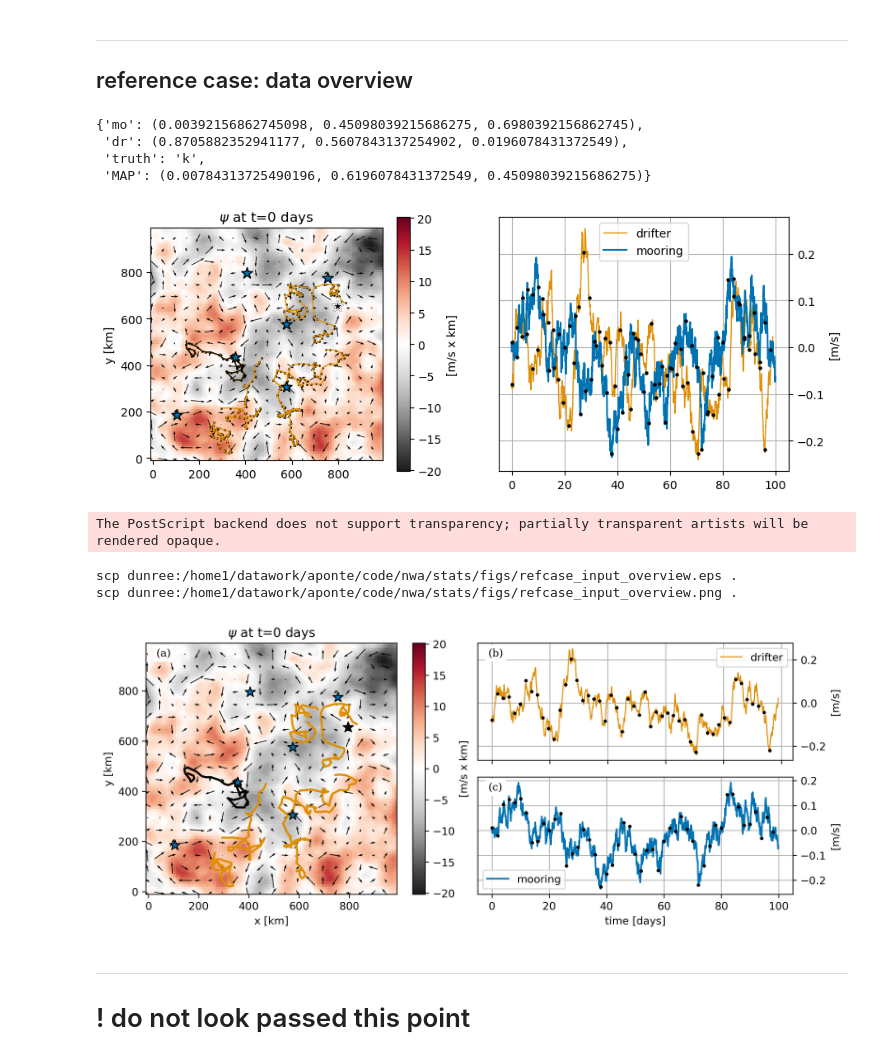
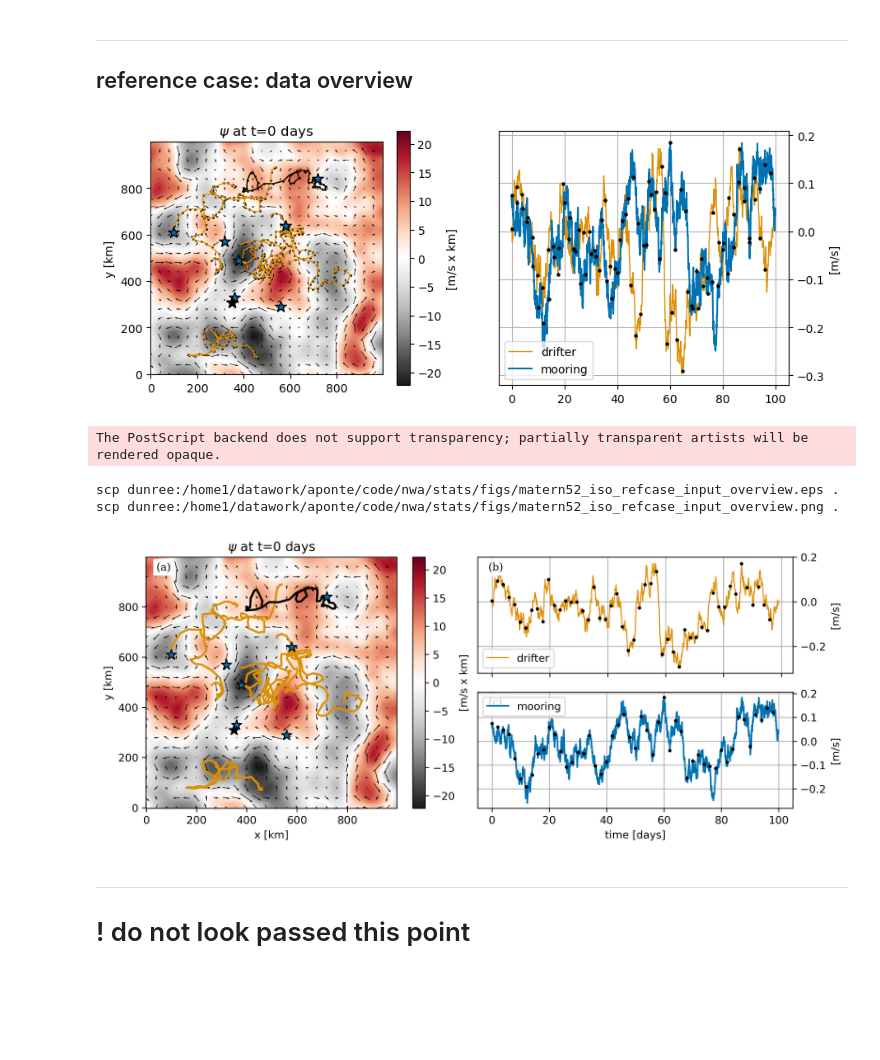
Before and after one commit to ahmaddroobi99/nwa, a Jupyter notebook: stats/drifter_3D_inference.ipynb, the cells around one changed output. Cells and saved outputs as stored; diff of their text form; code cells hidden in the pictures; blank space fills up the shorter version.

```diff
--- a/stats/drifter_3D_inference.ipynb
+++ b/stats/drifter_3D_inference.ipynb
@@ -60,21 +62,24 @@ emcee = False
 Nxy = 8
 # %%
 # load drifters data
-dsd = xr.open_dataset(os.path.join(data_dir, f"3D_{case}_drifters_selection.nc"))
+dsd = xr.open_dataset(os.path.join(run_dir, f"drifters_selection.nc"))
+dsd["time"] = dsd["time"]/pd.Timedelta("1D")
+
 dsd_full = (xr
-    .open_dataset(os.path.join(data_dir, f"3D_{case}_drifters.nc"))
+    .open_zarr(os.path.join(run_dir, f"drifters.zarr"))
     .rename(lon="x", lat="y")
     .drop_vars("z")
 )
-_t = (dsd_full["time"] - dsd_full["time"][0,0]).median("traj",skipna=True)/pd.Timedelta("1D")
+#_t = (dsd_full["time"] - dsd_full["time"][0,0]).median("traj",skipna=True)/pd.Timedelta("1D")
+_t = (dsd_full["time"]).median("trajectory",skipna=True)/pd.Timedelta("1D")
 dsd_full = dsd_full.assign_coords(t=_t)
 dsd_full["x"] = dsd_full["x"]/1e3
 dsd_full["y"] = dsd_full["y"]/1e3
 
 # load eulerian flow
-dsf = xr.open_dataset(os.path.join(data_dir, f"3D_{case}_flow_selection.nc")).sortby("trajectory")
+dsf = xr.open_dataset(os.path.join(run_dir, "flow_selection.nc")).sortby("trajectory")
 dsf["time"] = dsf["time"]/pd.Timedelta("1D")
-ds_flow = xr.open_dataset(os.path.join(data_dir, f"3D_{case}_flow.zarr"))
+ds_flow = xr.open_dataset(os.path.join(run_dir, f"flow.zarr"))
 ds_flow_reduced = ds_flow.sel(x=dsf.x, y=dsf.y).compute()
 # %%
 # problem parameters (need to be consistent with data generation notebook)
@@ -402,6 +380,6 @@ ax.set_aspect("equal")
 # %%
 # load data
-ds = dsf
+ds = dsf.copy()
 dt0 = float(np.unique(ds.time.diff("time"))[0])
 print(f"initial time sampling rate {dt0:.3f} days")
 # %% [output]
@@ -425,14 +403,14 @@ if no_time:
 else:
     ds = ds.sel(time=slice(0, None, int(2/dt0)))   # temporally
     #ds = ds.isel(trajectory=slice(0, None, 2))    # spatially
-    ds = ds.sel(trajectory=np.random.choice(ds.trajectory.values, Nxy))
+    ds = ds.sel(trajectory=np.random.choice(ds.trajectory.values, Nxy, replace=False))
     #
     #da = ds.u
     #da  = da + np.arange(ds.trajectory.size)/5
     #da.plot(hue="trajectory", add_legend=False, figsize=(5,7));
     col = plt.get_cmap('plasma')
     n = ds.trajectory.size
-    for i, t in enumerate(ds.trajectory):
+    for i, t in enumerate(ds.trajectory.values):
         (ds.sel(trajectory=t).u+i/2).plot(x="time", color=col(i/(n-1)))
         (ds.sel(trajectory=t).u+i/2).plot(x="time", color=col(i/(n-1)), ls="--")
     ax.set_title("u & v for a trajectory selection")
@@ -557,7 +537,7 @@ initial time sampling rate 0.042 days
 ds = (
     ds
     .isel(time=slice(0, -50, int(2/dt0)))   # temporally
-    .sel(trajectory=np.random.choice(ds.trajectory.values, Nxy))
+    .sel(trajectory=np.random.choice(ds.trajectory.values, Nxy, replace=False))
     #.isel(trajectory=slice(0, None, 2))    # spatially
 )
 
@@ -697,18 +731,11 @@ scp dunree:/home1/datawork/aponte/code/nwa/stats/figs/refcase_inference_corner.p
 ---
 
 ## reference case: data overview
-# %%
-colors
-# %% [output]
-{'mo': (0.00392156862745098, 0.45098039215686275, 0.6980392156862745),
- 'dr': (0.8705882352941177, 0.5607843137254902, 0.0196078431372549),
- 'truth': 'k',
- 'MAP': (0.00784313725490196, 0.6196078431372549, 0.45098039215686275)}
 # %%
 t=0
 i_mo = 0
 i_dr = 0
-darrow = 5
+darrow = 20
 
 # find index in full dataset
 _dsf = ds_dr.isel(trajectory=i_dr).isel(time=0)
@@ -732,49 +759,49 @@ _dsa = _dsf.isel(x=slice(0,None,darrow), y=slice(0,None,darrow))
 # drifter observations
 _dsdr = ds_dr.isel(trajectory=i_mo)
 # drifter full data
-_dsdrf = dsd_full.isel(traj=i_dr_full)
+_dsdrf = dsd_full.isel(trajectory=i_dr_full).compute()
 _dsdrf["u"] =  _dsdrf["x"].differentiate("t") *1e3/86400
 
 ##
 ax = axes[0]
 _dsf.psi.plot(ax=ax, cmap="RdGy_r", cbar_kwargs={'label': "[m/s x km]"})
-_dsa.plot.quiver("x", "y", "U", "V", ax=ax, add_guide = False)
+_dsa.plot.quiver("x", "y", "u", "v", ax=ax, add_guide = False)
 # drifters
 #ax.plot(dsd_full.x.T, dsd_full.y.T, color="cadetblue", lw=1)
 ax.plot(ds_dr.x.T, ds_dr.y.T, color=colors["dr"], lw=1)
 #ax.plot(_dsdrf.x, _dsdrf.y, c="cadetblue",)
 ax.scatter(ds_dr.x.T, ds_dr.y.T, c="k", s=1)
 #ax.scatter(_dsdr.x, _dsdr.y, c="orange", s=.5, marker="o")
 ax.plot(_dsdr.x, _dsdr.y, color="k", lw=1)
 # moorings
 ax.scatter(ds_mo.x, ds_mo.y, c=colors["mo"], s=100, marker="*", edgecolor="k", zorder=10)
-ax.scatter(_dsmo.x, _dsmo.y, c="k", s=100, marker="*", edgecolor="w", zorder=10)
+ax.scatter(_dsmo.x, _dsmo.y, c="k", s=100, marker="*", edgecolor="k", zorder=10)
 #
 ax.set_aspect("equal")
 ax.set_title(r"$\psi$ at t="+f"{_dsf.time.values:0.0f} days")
 ax.set_xlabel("")
 
 ##
 ax = axes[1]
 # drifters
 ax.plot(_dsdrf.t, _dsdrf.u, color=colors["dr"], lw=1, label="drifter")
 ax.scatter(_dsdr.time, _dsdr.u, c="k", s=5, zorder=10)
 # moorings
-ax.plot(_dsmo_full.time, _dsmo_full.U, color=colors["mo"], label="mooring")
+ax.plot(_dsmo_full.time, _dsmo_full.u, color=colors["mo"], label="mooring")
 ax.scatter(_dsmo.time, _dsmo.u, c="k", s=5, zorder=10)
 #
 ax.yaxis.tick_right()
 ax.yaxis.set_label_position("right")
 ax.set_ylabel("[m/s]")
 ax.legend()
 ax.grid()
 # %% [output]
-[figure, old version]
+[figure, new version]
 # %%
 t=0
 i_mo = 0
 i_dr = 0
-darrow = 5
+darrow = 20
 
 # find index in full dataset
 _dsf = ds_dr.isel(trajectory=i_dr).isel(time=0)
@@ -803,14 +830,14 @@ _dsa = _dsf.isel(x=slice(0,None,darrow), y=slice(0,None,darrow))
 # drifter observations
 _dsdr = ds_dr.isel(trajectory=i_mo)
 # drifter full data
-_dsdrf = dsd_full.isel(traj=i_dr_full)
+_dsdrf = dsd_full.isel(trajectory=i_dr_full).compute()
 _dsdrf["u"] =  _dsdrf["x"].differentiate("t") *1e3/86400
 
 ##
 ax = axs["(a)"]
 
 _dsf.psi.plot(ax=ax, cmap=cmap, cbar_kwargs={'label': "[m/s x km]"})
-_dsa.plot.quiver("x", "y", "U", "V", ax=ax, add_guide = False)
+_dsa.plot.quiver("x", "y", "u", "v", ax=ax, add_guide = False)
 # drifters
 #ax.plot(dsd_full.x.T, dsd_full.y.T, color="cadetblue", lw=1)
 ax.plot(ds_dr.x.T, ds_dr.y.T, color=colors["dr"], lw=2)
@@ -819,8 +846,8 @@ ax.plot(ds_dr.x.T, ds_dr.y.T, color=colors["dr"], lw=2)
 #ax.scatter(_dsdr.x, _dsdr.y, c="orange", s=.5, marker="o")
 ax.plot(_dsdr.x, _dsdr.y, color="k", lw=2)
 # moorings
-ax.scatter(ds_mo.x, ds_mo.y, c=colors["mo"], s=100, marker="*", edgecolor="k", zorder=10)
-ax.scatter(_dsmo.x, _dsmo.y, c="k", s=100, marker="*", edgecolor="k", zorder=10)
+ax.scatter(ds_mo.x, ds_mo.y, color=colors["mo"], s=100, marker="*", edgecolor="k", zorder=10)
+ax.scatter(_dsmo.x, _dsmo.y, color="k", s=100, marker="*", edgecolor="k", zorder=10)
 #
 ax.set_aspect("equal")
 ax.set_title(r"$\psi$ at t="+f"{_dsf.time.values:0.0f} days")
@@ -831,7 +858,7 @@ ax = axs["(b)"]
 
 # drifters
 ax.plot(_dsdrf.t, _dsdrf.u, color=colors["dr"], lw=1, label="drifter")
-ax.scatter(_dsdr.time, _dsdr.u, c="k", s=5, zorder=10)
+ax.scatter(_dsdr.time, _dsdr.u, color="k", s=5, zorder=10)
 #
 ax.yaxis.tick_right()
 ax.yaxis.set_label_position("right")
@@ -844,8 +871,8 @@ ax.set_xticklabels("")
 ax = axs["(c)"]
 
 # moorings
-ax.plot(_dsmo_full.time, _dsmo_full.U, color=colors["mo"], label="mooring")
-ax.scatter(_dsmo.time, _dsmo.u, c="k", s=5, zorder=10)
+ax.plot(_dsmo_full.time, _dsmo_full.u, color=colors["mo"], label="mooring")
+ax.scatter(_dsmo.time, _dsmo.u, color="k", s=5, zorder=10)
 #
 ax.yaxis.tick_right()
 ax.yaxis.set_label_position("right")
@@ -854,12 +881,12 @@ ax.legend()
 ax.grid()
 ax.set_xlabel("time [days]")
 
-st.label_and_print(fig, axs, "refcase_input_overview")
+st.label_and_print(fig, axs, p["cov_x"]+"_refcase_input_overview")
 # %% [output]
 The PostScript backend does not support transparency; partially transparent artists will be rendered opaque.
-scp dunree:/home1/datawork/aponte/code/nwa/stats/figs/refcase_input_overview.eps .
-scp dunree:/home1/datawork/aponte/code/nwa/stats/figs/refcase_input_overview.png .
+scp dunree:/home1/datawork/aponte/code/nwa/stats/figs/matern52_iso_refcase_input_overview.eps .
+scp dunree:/home1/datawork/aponte/code/nwa/stats/figs/matern52_iso_refcase_input_overview.png .
-[figure, old version]
+[figure, new version]
 # %% [markdown]
 ---
 
```
Also changed, not shown: parts of 16 cells of this notebook, 8 other files.
